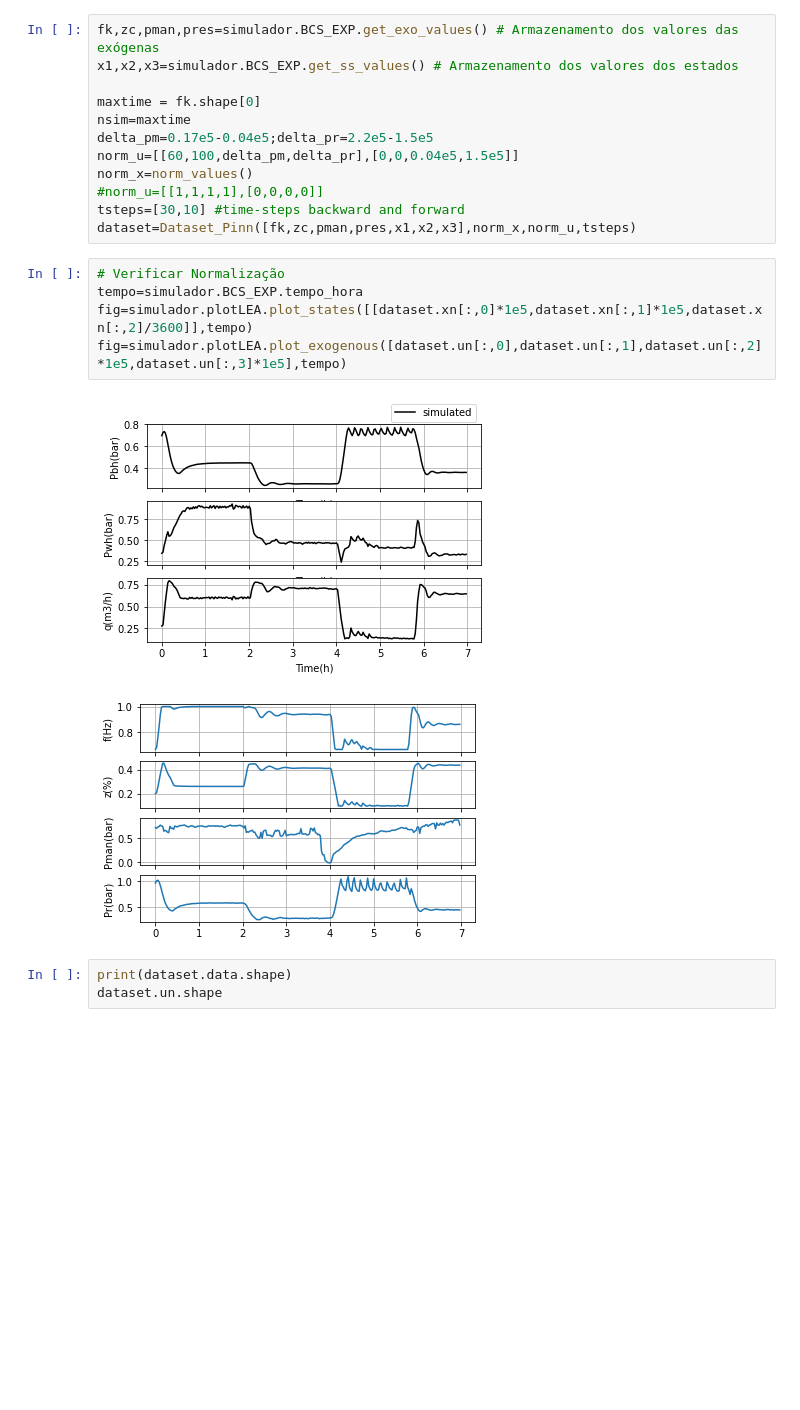
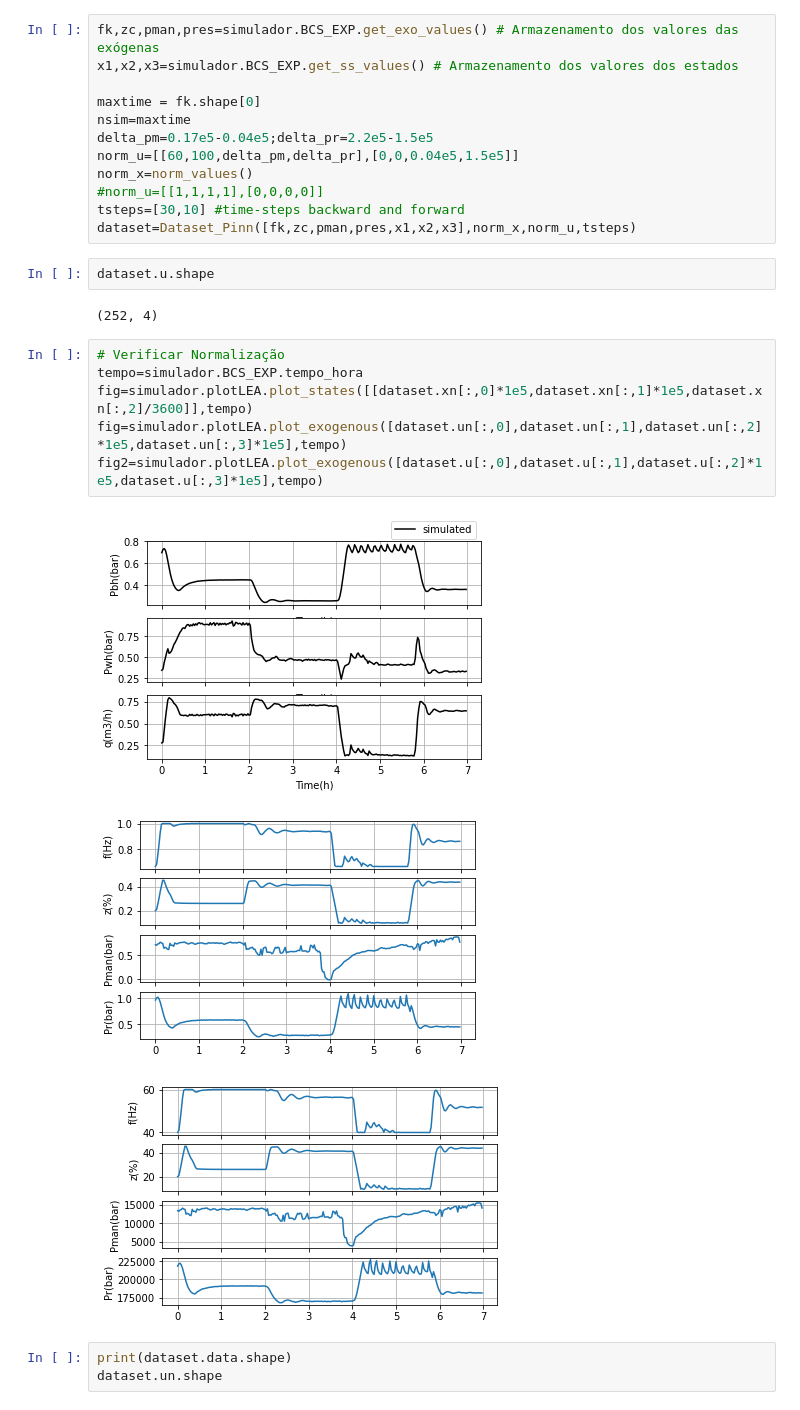
Before and after one commit to tanielfranklin/BCS, a Jupyter notebook: LEA_model/sim_pinn.ipynb, the cells around one changed output. Cells and saved outputs as stored; diff of their text form; blank space fills up the shorter version.

Commit message:
up plot test working

```diff
--- a/LEA_model/sim_pinn.ipynb
+++ b/LEA_model/sim_pinn.ipynb
@@ -29,14 +29,20 @@ norm_x=norm_values()
 #norm_u=[[1,1,1,1],[0,0,0,0]]
 tsteps=[30,10] #time-steps backward and forward
 dataset=Dataset_Pinn([fk,zc,pman,pres,x1,x2,x3],norm_x,norm_u,tsteps)
+# %%
+dataset.u.shape
+# %% [output]
+(252, 4)
 # %%
 # Verificar Normalização
 tempo=simulador.BCS_EXP.tempo_hora
 fig=simulador.plotLEA.plot_states([[dataset.xn[:,0]*1e5,dataset.xn[:,1]*1e5,dataset.xn[:,2]/3600]],tempo)
 fig=simulador.plotLEA.plot_exogenous([dataset.un[:,0],dataset.un[:,1],dataset.un[:,2]*1e5,dataset.un[:,3]*1e5],tempo)
+fig2=simulador.plotLEA.plot_exogenous([dataset.u[:,0],dataset.u[:,1],dataset.u[:,2]*1e5,dataset.u[:,3]*1e5],tempo)
 # %% [output]
 [figure]
 [figure]
+[figure, added]
 # %%
 print(dataset.data.shape)
 dataset.un.shape
```
Also changed, not shown: parts of 13 cells of this notebook, 5 other files.
